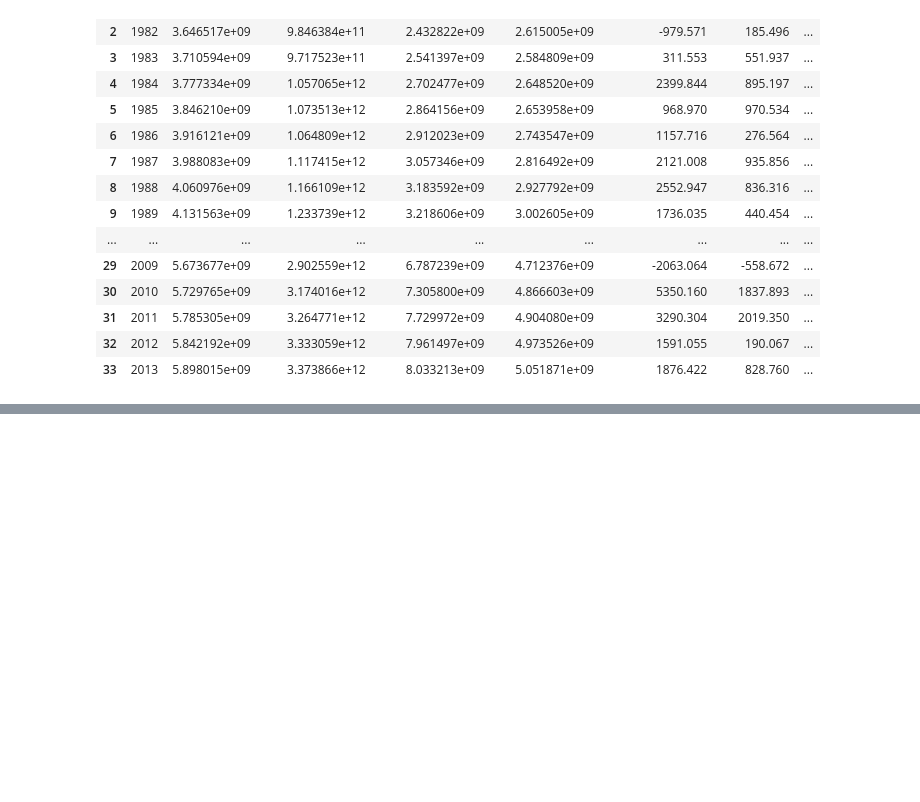
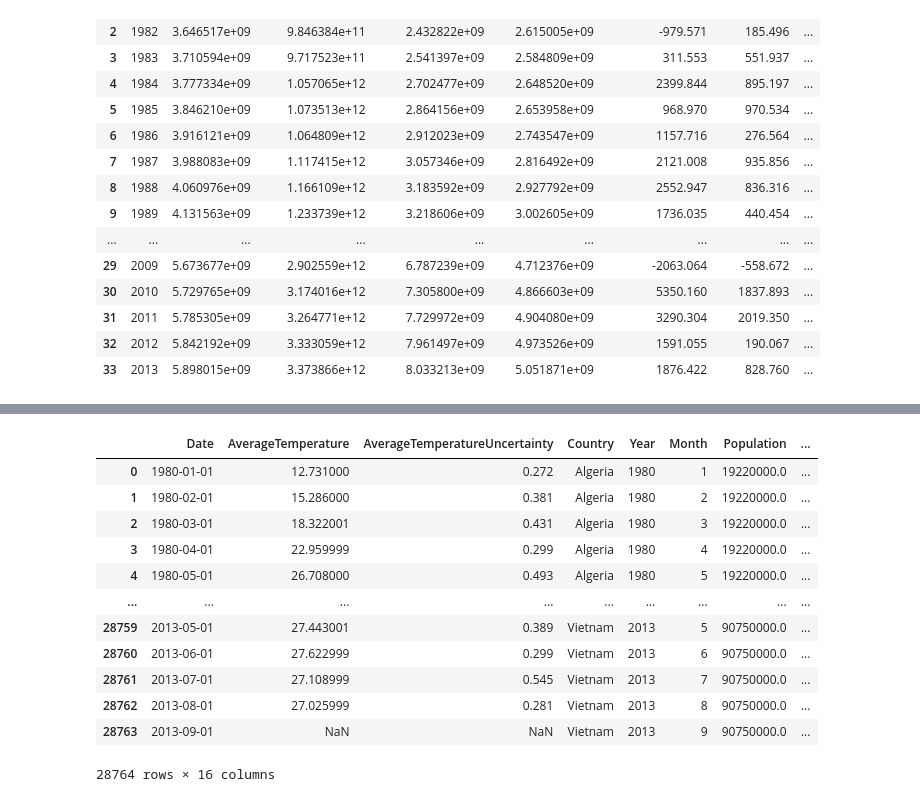
Before and after one commit to rmaxseiner/TeamCowboys, a Jupyter notebook: DataProcessingCSV.ipynb, the cells around one changed output, grey strips where cells are left out. Drawn from its saved outputs; the diff is of its cells as text; code cells hidden in the pictures; blank space fills up the shorter version.

```diff
--- a/DataProcessingCSV.ipynb
+++ b/DataProcessingCSV.ipynb
@@ -238,0 +212,19 @@ yearly_avg.to_csv("GlobalYearly.csv")
+# %%
+df=df.rename(columns={'AverageTemperature':'YearlyAverageTemperature','AverageTemperatureUncertainty':'YearlyAverageTemperatureUncertainty'})
+# %%
+month_df = by_country.merge(df,on=['Year','Country'])
+month_df
+# %% [output]
+|  | Date | AverageTemperature | AverageTemperatureUncertainty | Country | Year | Month | Population | ... |
+| 0 | 1980-01-01 | 12.731000 | 0.272 | Algeria | 1980 | 1 | 19220000.0 | ... |
+| 1 | 1980-02-01 | 15.286000 | 0.381 | Algeria | 1980 | 2 | 19220000.0 | ... |
+| 2 | 1980-03-01 | 18.322001 | 0.431 | Algeria | 1980 | 3 | 19220000.0 | ... |
+| 3 | 1980-04-01 | 22.959999 | 0.299 | Algeria | 1980 | 4 | 19220000.0 | ... |
+| 4 | 1980-05-01 | 26.708000 | 0.493 | Algeria | 1980 | 5 | 19220000.0 | ... |
+| ... | ... | ... | ... | ... | ... | ... | ... | ... |
+| 28759 | 2013-05-01 | 27.443001 | 0.389 | Vietnam | 2013 | 5 | 90750000.0 | ... |
+| 28760 | 2013-06-01 | 27.622999 | 0.299 | Vietnam | 2013 | 6 | 90750000.0 | ... |
+| 28761 | 2013-07-01 | 27.108999 | 0.545 | Vietnam | 2013 | 7 | 90750000.0 | ... |
+| 28762 | 2013-08-01 | 27.025999 | 0.281 | Vietnam | 2013 | 8 | 90750000.0 | ... |
+| 28763 | 2013-09-01 | NaN | NaN | Vietnam | 2013 | 9 | 90750000.0 | ... |
+28764 rows × 16 columns
```
Also changed, not shown: parts of 10 cells of this notebook.
